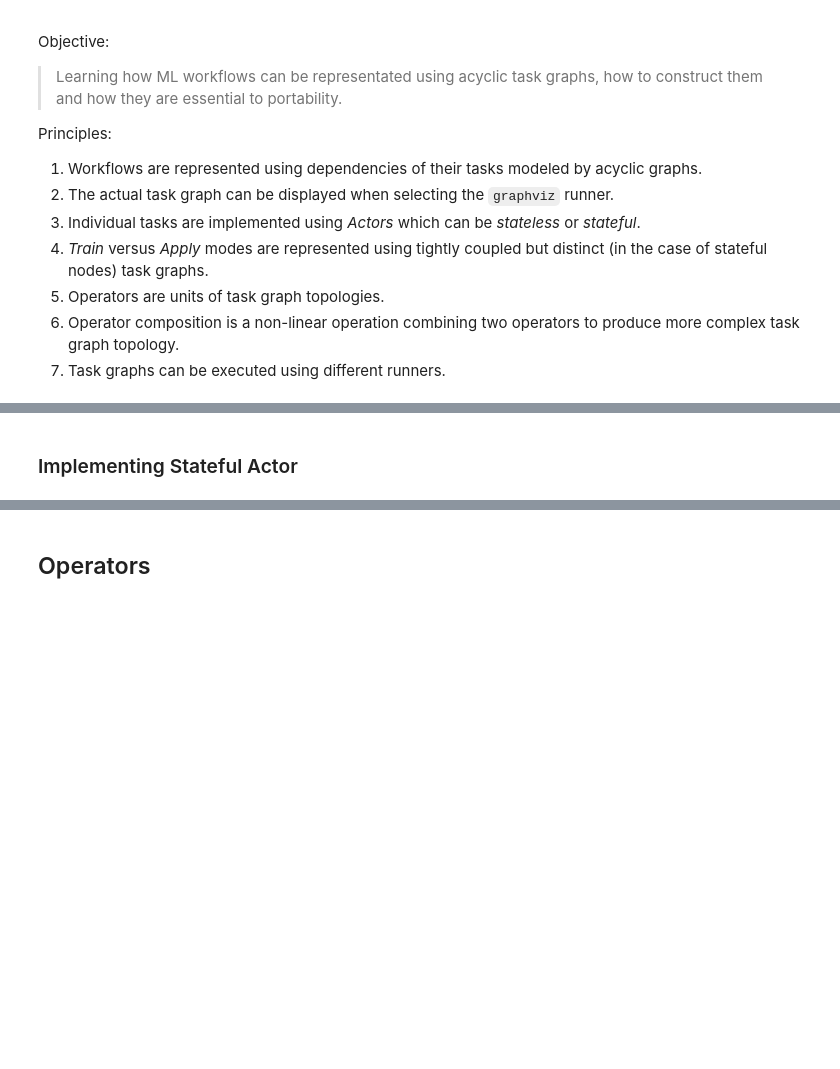
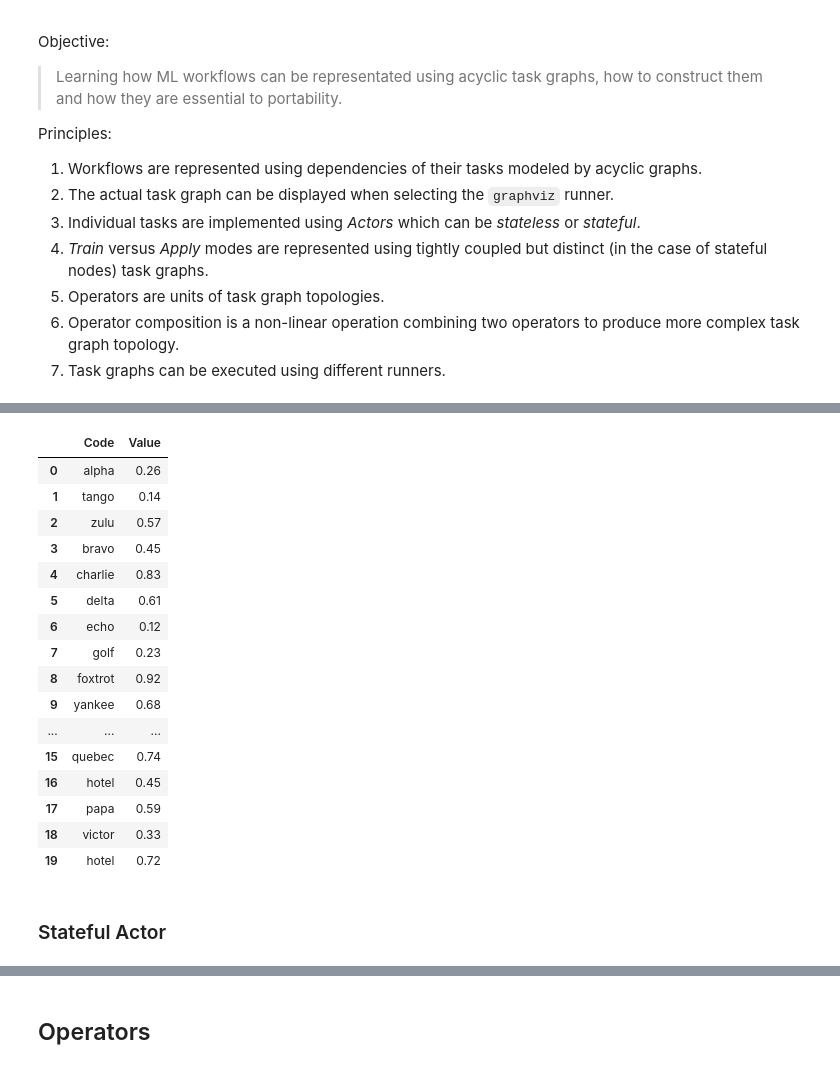
Before and after one commit to formlio/mlprague23, a Jupyter notebook: 2-tutorial/2-task-dependency-management.ipynb, the cells around one changed output, grey strips where cells are left out. Cells and saved outputs as stored; diff of their text form; code cells hidden in the pictures; blank space fills up the shorter version.

```diff
--- a/2-tutorial/2-task-dependency-management.ipynb
+++ b/2-tutorial/2-task-dependency-management.ipynb
@@ -40,0 +65,3 @@ SOURCE.bind(PIPELINE).launcher(runner='graphviz').apply()
+# %%
+SOURCE.bind(PIPELINE).launcher("dask").apply()
+# %% [output]
@@ -41,2 +69,19 @@ SOURCE.bind(PIPELINE).launcher(runner='graphviz').apply()
+|  | Code | Value |
+| 0 | alpha | 0.26 |
+| 1 | tango | 0.14 |
+| 2 | zulu | 0.57 |
+| 3 | bravo | 0.45 |
+| 4 | charlie | 0.83 |
+| 5 | delta | 0.61 |
+| 6 | echo | 0.12 |
+| 7 | golf | 0.23 |
+| 8 | foxtrot | 0.92 |
+| 9 | yankee | 0.68 |
+| ... | ... | ... |
+| 15 | quebec | 0.74 |
+| 16 | hotel | 0.45 |
+| 17 | papa | 0.59 |
+| 18 | victor | 0.33 |
+| 19 | hotel | 0.72 |
 # %% [markdown]
-### Implementing Stateful Actor
+### Stateful Actor
```
Also changed, not shown: parts of 18 cells of this notebook, 6 other files.
